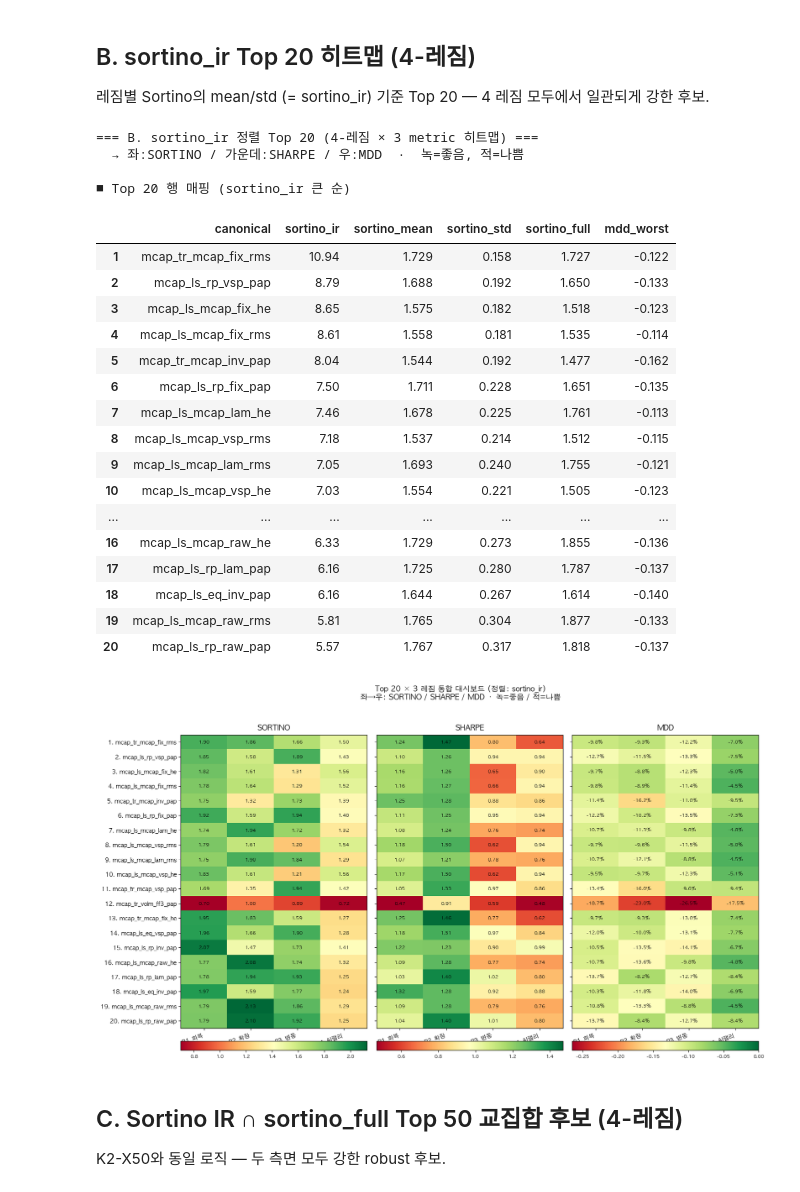
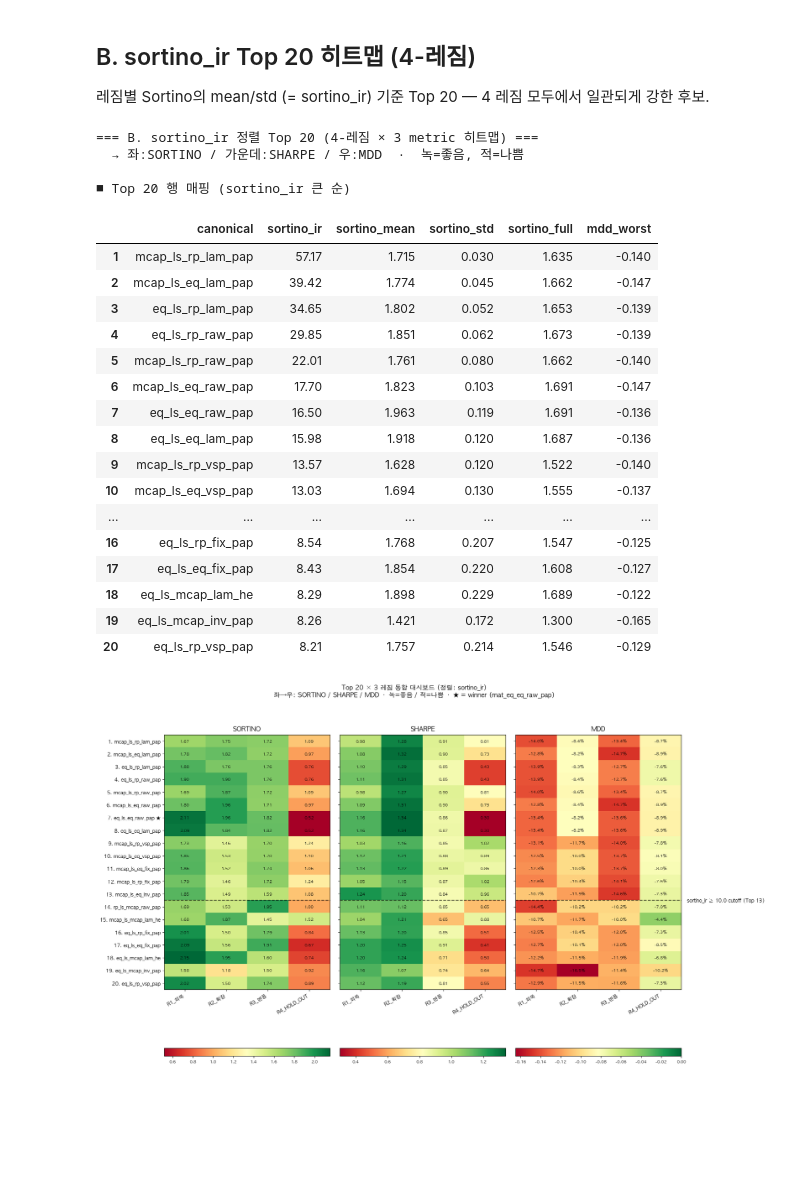
Before and after one commit to sybeom528/finance_project, a Jupyter notebook: final_pt/06_Regime_Analysis.ipynb, the cells around one changed output. Cells and saved outputs as stored; diff of their text form; code cells hidden in the pictures; blank space fills up the shorter version.

```diff
--- a/final_pt/06_Regime_Analysis.ipynb
+++ b/final_pt/06_Regime_Analysis.ipynb
@@ -177,42 +162,45 @@ display(top20_sf[['canonical','sortino_full','sortino_mean','sortino_std','sorti
 레짐별 Sortino의 mean/std (= sortino_ir) 기준 Top 20 — 4 레짐 모두에서 일관되게 강한 후보.
 # %%
 # ── B. sortino_ir Top 20 dashboard (4-레짐) ────────────────
+import importlib, analyze_plots
+importlib.reload(analyze_plots)
+from analyze_plots import plot_styled_regime_dashboard
+
 print('=== B. sortino_ir 정렬 Top 20 (4-레짐 × 3 metric 히트맵) ===')
 print('  → 좌:SORTINO / 가운데:SHARPE / 우:MDD  ·  녹=좋음, 적=나쁨')
 
 _ = plot_styled_regime_dashboard(
     rt, rank_by='sortino_ir', top_n=20,
     regime_labels=REGIME_LABELS_4,
     save_path=OUT_DIR / 'B_sortino_ir_dashboard.png',
+    winner_name=WINNER_NAME,
+    threshold_rank=N_STABLE,
+    threshold_label=f'sortino_ir ≥ {WINNER_IR_THRESHOLD} cutoff (Top {N_STABLE})',
 )
 
 top20_si = rt.nlargest(20, 'sortino_ir').reset_index(drop=True); top20_si.index += 1
 print('\n■ Top 20 행 매핑 (sortino_ir 큰 순)')
 display(top20_si[['canonical','sortino_ir','sortino_mean','sortino_std','sortino_full','mdd_worst']].round(3))
 # %% [output]
 === B. sortino_ir 정렬 Top 20 (4-레짐 × 3 metric 히트맵) ===
   → 좌:SORTINO / 가운데:SHARPE / 우:MDD  ·  녹=좋음, 적=나쁨
 
 ■ Top 20 행 매핑 (sortino_ir 큰 순)
 |  | canonical | sortino_ir | sortino_mean | sortino_std | sortino_full | mdd_worst |
-| 1 | mcap_tr_mcap_fix_rms | 10.94 | 1.729 | 0.158 | 1.727 | -0.122 |
-| 2 | mcap_ls_rp_vsp_pap | 8.79 | 1.688 | 0.192 | 1.650 | -0.133 |
-| 3 | mcap_ls_mcap_fix_he | 8.65 | 1.575 | 0.182 | 1.518 | -0.123 |
-| 4 | mcap_ls_mcap_fix_rms | 8.61 | 1.558 | 0.181 | 1.535 | -0.114 |
-| 5 | mcap_tr_mcap_inv_pap | 8.04 | 1.544 | 0.192 | 1.477 | -0.162 |
-| 6 | mcap_ls_rp_fix_pap | 7.50 | 1.711 | 0.228 | 1.651 | -0.135 |
-| 7 | mcap_ls_mcap_lam_he | 7.46 | 1.678 | 0.225 | 1.761 | -0.113 |
-| 8 | mcap_ls_mcap_vsp_rms | 7.18 | 1.537 | 0.214 | 1.512 | -0.115 |
-| 9 | mcap_ls_mcap_lam_rms | 7.05 | 1.693 | 0.240 | 1.755 | -0.121 |
-| 10 | mcap_ls_mcap_vsp_he | 7.03 | 1.554 | 0.221 | 1.505 | -0.123 |
+| 1 | mcap_ls_rp_lam_pap | 57.17 | 1.715 | 0.030 | 1.635 | -0.140 |
+| 2 | mcap_ls_eq_lam_pap | 39.42 | 1.774 | 0.045 | 1.662 | -0.147 |
+| 3 | eq_ls_rp_lam_pap | 34.65 | 1.802 | 0.052 | 1.653 | -0.139 |
+| 4 | eq_ls_rp_raw_pap | 29.85 | 1.851 | 0.062 | 1.673 | -0.139 |
+| 5 | mcap_ls_rp_raw_pap | 22.01 | 1.761 | 0.080 | 1.662 | -0.140 |
+| 6 | mcap_ls_eq_raw_pap | 17.70 | 1.823 | 0.103 | 1.691 | -0.147 |
+| 7 | eq_ls_eq_raw_pap | 16.50 | 1.963 | 0.119 | 1.691 | -0.136 |
+| 8 | eq_ls_eq_lam_pap | 15.98 | 1.918 | 0.120 | 1.687 | -0.136 |
+| 9 | mcap_ls_rp_vsp_pap | 13.57 | 1.628 | 0.120 | 1.522 | -0.140 |
+| 10 | mcap_ls_eq_vsp_pap | 13.03 | 1.694 | 0.130 | 1.555 | -0.137 |
 | ... | ... | ... | ... | ... | ... | ... |
-| 16 | mcap_ls_mcap_raw_he | 6.33 | 1.729 | 0.273 | 1.855 | -0.136 |
-| 17 | mcap_ls_rp_lam_pap | 6.16 | 1.725 | 0.280 | 1.787 | -0.137 |
-| 18 | mcap_ls_eq_inv_pap | 6.16 | 1.644 | 0.267 | 1.614 | -0.140 |
-| 19 | mcap_ls_mcap_raw_rms | 5.81 | 1.765 | 0.304 | 1.877 | -0.133 |
-| 20 | mcap_ls_rp_raw_pap | 5.57 | 1.767 | 0.317 | 1.818 | -0.137 |
+| 16 | eq_ls_rp_fix_pap | 8.54 | 1.768 | 0.207 | 1.547 | -0.125 |
+| 17 | eq_ls_eq_fix_pap | 8.43 | 1.854 | 0.220 | 1.608 | -0.127 |
+| 18 | eq_ls_mcap_lam_he | 8.29 | 1.898 | 0.229 | 1.689 | -0.122 |
+| 19 | eq_ls_mcap_inv_pap | 8.26 | 1.421 | 0.172 | 1.300 | -0.165 |
+| 20 | eq_ls_rp_vsp_pap | 8.21 | 1.757 | 0.214 | 1.546 | -0.129 |
-[figure, old version]
+[figure, new version]
-# %% [markdown]
-## C. Sortino IR ∩ sortino_full Top 50 교집합 후보 (4-레짐)
-
-K2-X50와 동일 로직 — 두 측면 모두 강한 robust 후보.
```
Also changed, not shown: parts of 8 cells of this notebook, 9 other files.
